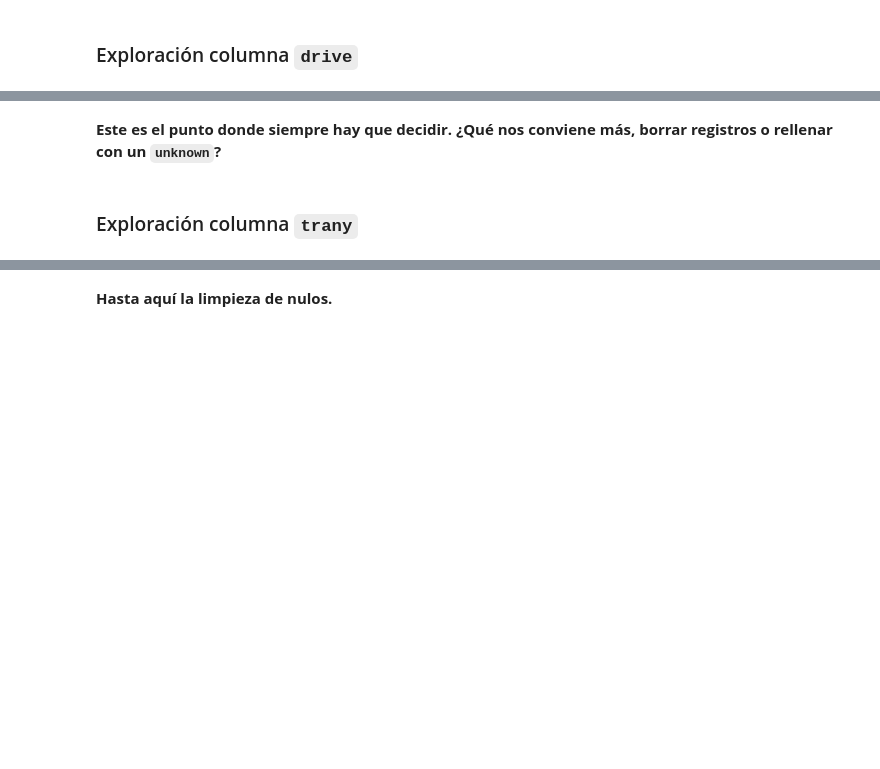
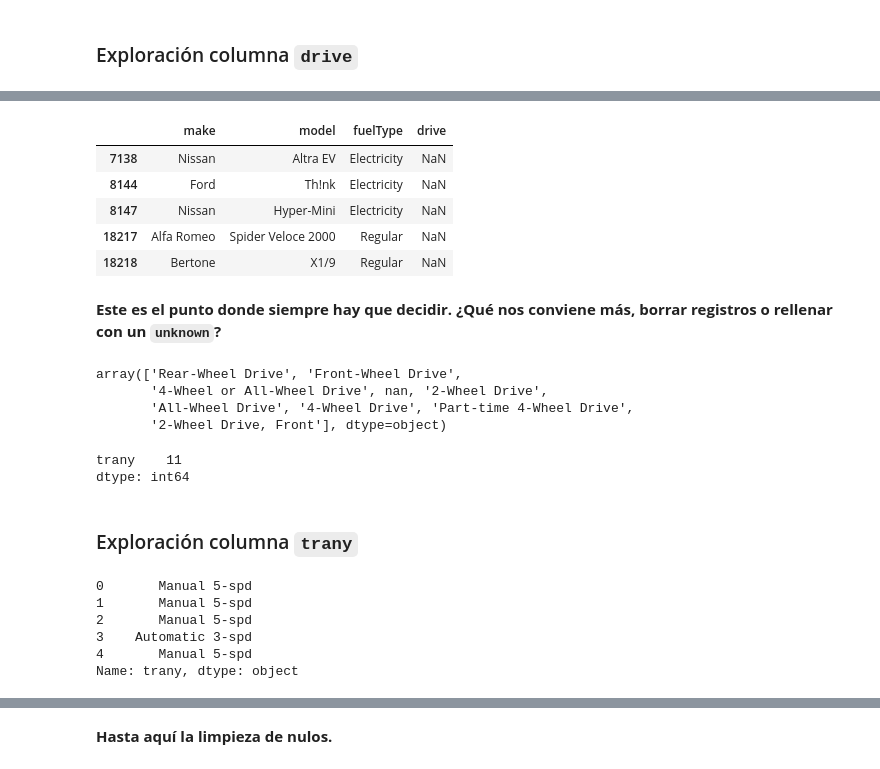
Before and after one commit to Ironhack-Data-Madrid-Agosto-2022/Apuntes-de-clase, a Jupyter notebook: semana_2/3.1 - Data Cleaning .ipynb, the cells around one changed output, grey strips where cells are left out. Drawn from its saved outputs; the diff is of its cells as text; code cells hidden in the pictures; blank space fills up the shorter version.

```diff
--- a/semana_2/3.1 - Data Cleaning .ipynb
+++ b/semana_2/3.1 - Data Cleaning .ipynb
@@ -47,2 +271,4 @@ pd.set_option('display.max_columns', None) # muestra todas las columnas del df.h
 # %% [markdown]
 ### Exploración columna `drive`
+# %%
+bad_index = df.drive[df.drive.isna()].index
@@ -49,2 +279,18 @@ pd.set_option('display.max_columns', None) # muestra todas las columnas del df.h
+# %%
+df.iloc[bad_index][['make', 'model', 'fuelType', 'drive']].head()
+# %% [output]
+|  | make | model | fuelType | drive |
+| 7138 | Nissan | Altra EV | Electricity | NaN |
+| 8144 | Ford | Th!nk | Electricity | NaN |
+| 8147 | Nissan | Hyper-Mini | Electricity | NaN |
+| 18217 | Alfa Romeo | Spider Veloce 2000 | Regular | NaN |
+| 18218 | Bertone | X1/9 | Regular | NaN |
 # %% [markdown]
 **Este es el punto donde siempre hay que decidir. ¿Qué nos conviene más, borrar registros o rellenar con un `unknown`?**
+# %%
+df.drive.unique()
+# %% [output]
+array(['Rear-Wheel Drive', 'Front-Wheel Drive',
+       '4-Wheel or All-Wheel Drive', nan, '2-Wheel Drive',
+       'All-Wheel Drive', '4-Wheel Drive', 'Part-time 4-Wheel Drive',
+       '2-Wheel Drive, Front'], dtype=object)
@@ -51,2 +299,18 @@ pd.set_option('display.max_columns', None) # muestra todas las columnas del df.h
+# %%
+nan_cols = df.isna().sum()
+
+nan_cols[nan_cols > 0]
+# %% [output]
+trany    11
+dtype: int64
 # %% [markdown]
 ### Exploración columna `trany`
+# %%
+df.trany.head()
+# %% [output]
+0       Manual 5-spd
+1       Manual 5-spd
+2       Manual 5-spd
+3    Automatic 3-spd
+4       Manual 5-spd
+Name: trany, dtype: object
```
Also changed, not shown: parts of 40 cells of this notebook.
